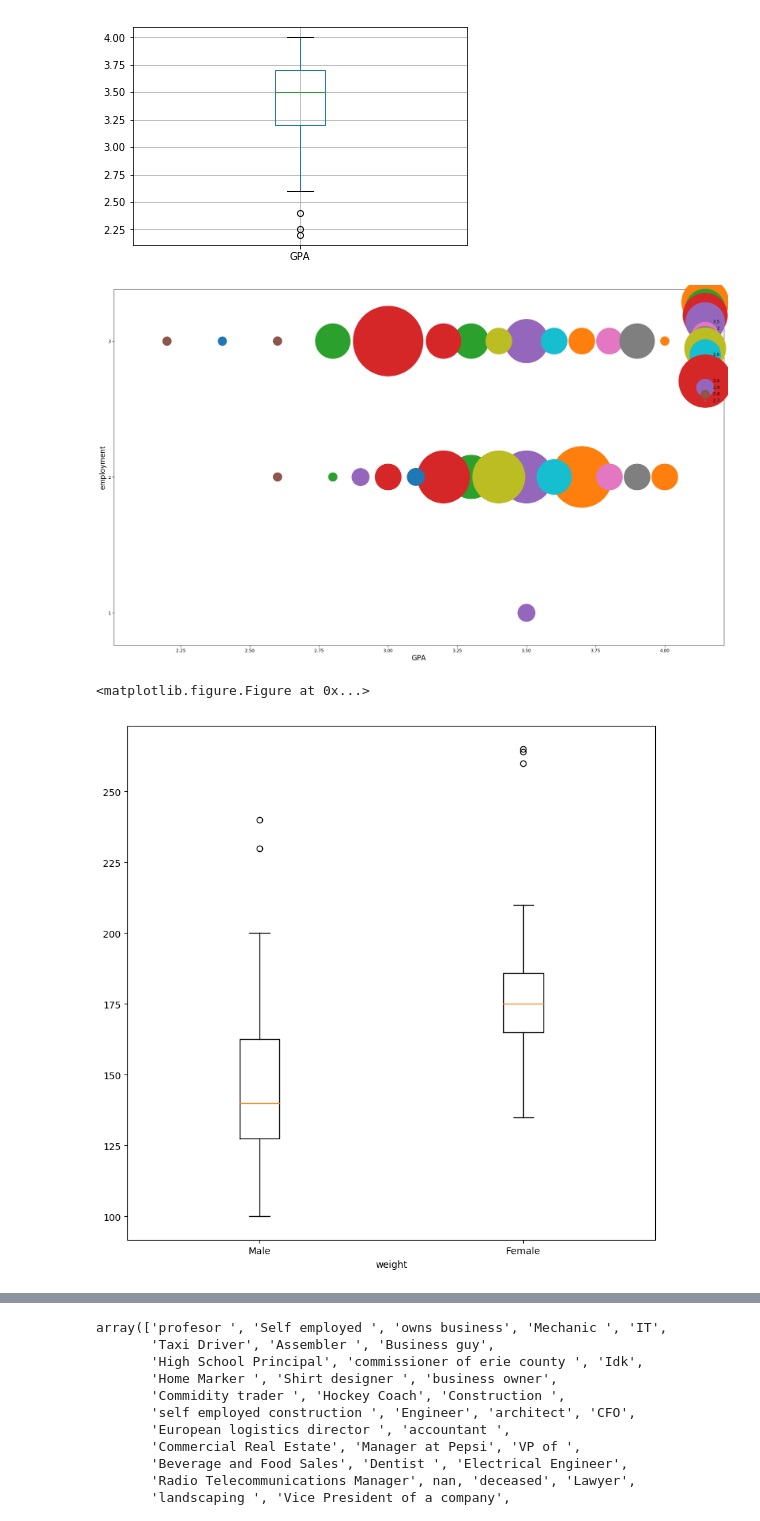
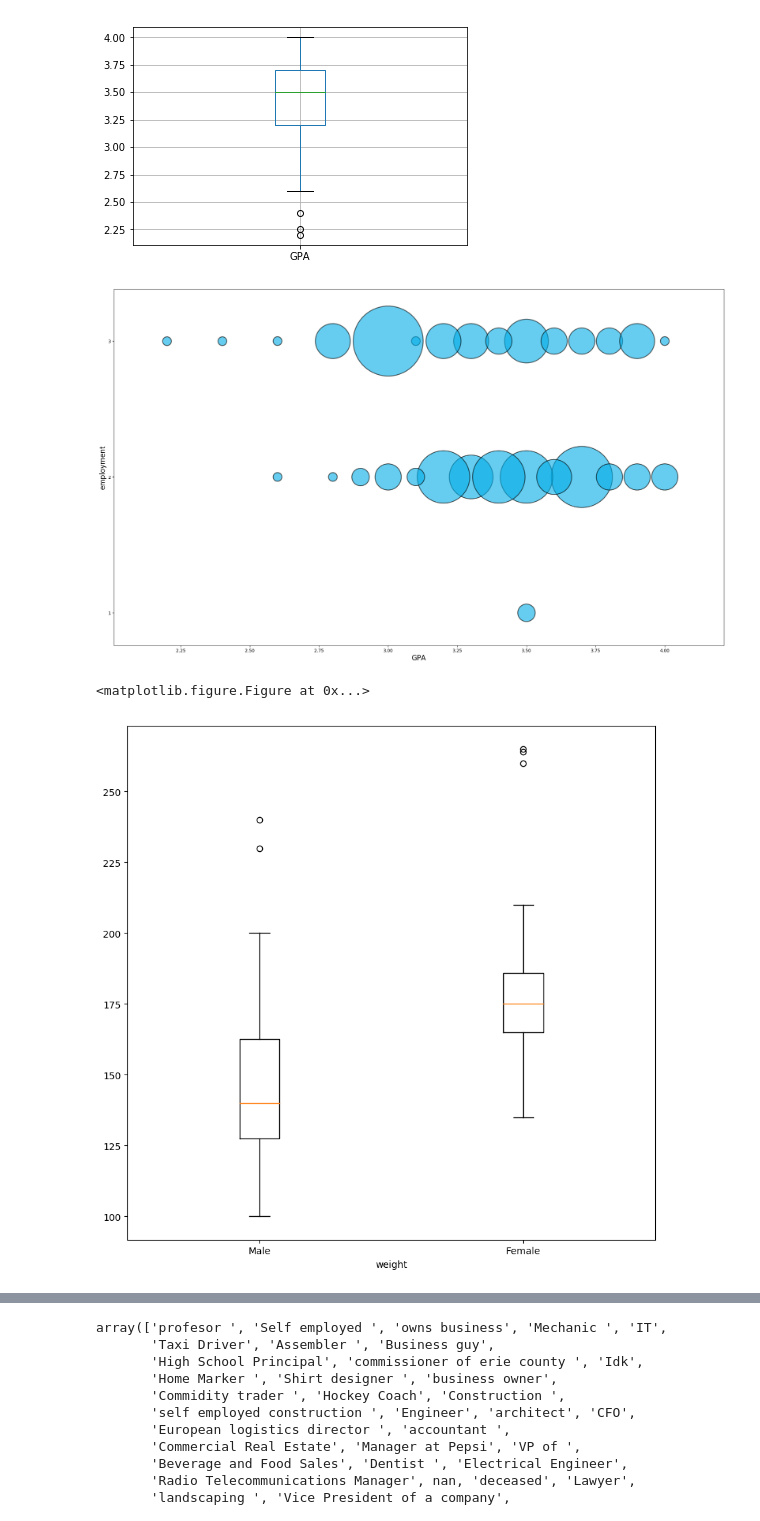
Before and after one commit to ahmedhagii/visual-analytics-project, a Jupyter notebook: visual-analytics-lab.ipynb, the cells around one changed output, grey strips where cells are left out. Drawn from its saved outputs; the diff is of its cells as text; code cells hidden in the pictures.

```diff
--- a/visual-analytics-lab.ipynb
+++ b/visual-analytics-lab.ipynb
@@ -146,15 +146,16 @@ def bubble_chart(x_attribute, y_attribute):
     for mark in x_axis:
         y_axis =  data.query('%s == %f' % (x_attribute, mark))[y_attribute].dropna().unique()
         s = [(20 * len(data.query('%s == %f & %s == %f' % (x_attribute, mark, y_attribute, i) ))) ** 2 for i in y_axis]
-        plt.scatter([mark]*len(y_axis), y_axis, s = s)
+        x = [mark]*len(y_axis)
+        plt.scatter(x, y_axis, s = s, color="#00ace6", alpha=0.6,edgecolors="black", linewidth=2)
 
     y_ticks = data[y_attribute].round(decimals=1).dropna().unique()
     plt.yticks(y_ticks)
     plt.ylabel(y_attribute, fontsize= 16)
     plt.xlabel(x_attribute, fontsize= 16)
     plt.margins(0.1)
-    plt.legend(x_axis)
-    plt.figure(dpi=40)
+    #plt.legend(x_axis)
+    plt.figure(dpi=30)
     plt.show()
 
 
@@ -167,35 +168,35 @@ def bubble_chart(x_attribute, y_attribute):
 #    y_axis_unique = data[y_attribute].round(decimals=1).dropna().unique()
 
 #    for x in x_axis_unique:
 #        y_axis =  data.query('%s == %f' % (x_attribute, mark))[y_attribute].dropna().unique()
 
 #    ind = np.arange(len(x_axis))    # the x locations for the groups
 #    width = 0.35         # the width of the bars
 #    p1 = ax.bar(ind, x_axis, width, color='r', bottom=0*cm, yerr=menStd)
 
 
 #    womenMeans = (145*cm, 149*cm, 172*cm, 165*cm, 200*cm)
 #    womenStd = (30*cm, 25*cm, 20*cm, 31*cm, 22*cm)
 #    p2 = ax.bar(ind + width, womenMeans, width,
 #                color='y', bottom=0*cm, yerr=womenStd)
 
 #    ax.set_title('Scores by group and gender')
 #    ax.set_xticks(ind + width / 2)
 #    ax.set_xticklabels(('G1', 'G2', 'G3', 'G4', 'G5'))
 
 #    ax.legend((p1[0], p2[0]), ('Men', 'Women'))
 #    ax.yaxis.set_units(inch)
 #    ax.figsize = (10, 10)
 #    ax.autoscale_view()
 
 #    plt.show()
 
 #grouped_barchart()
 
-bubble_chart('GPA', 'employment') #todo change it to smthng meaningful
+bubble_chart('GPA', 'employment') #todo change it to smthng meaningful , what do colors indicate
 boxplot('weight')
 # %% [output]
-[figure, old version]
+[figure, new version]
 <matplotlib.figure.Figure at 0x...>
 [figure]
 # %%
```
Also changed, not shown: parts of 2 cells of this notebook.
